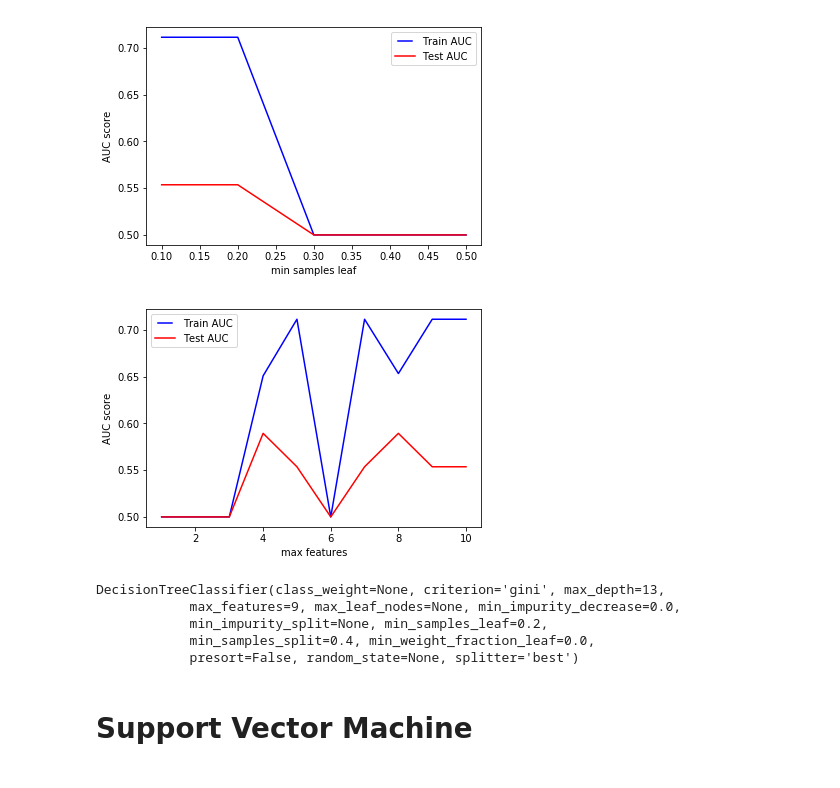
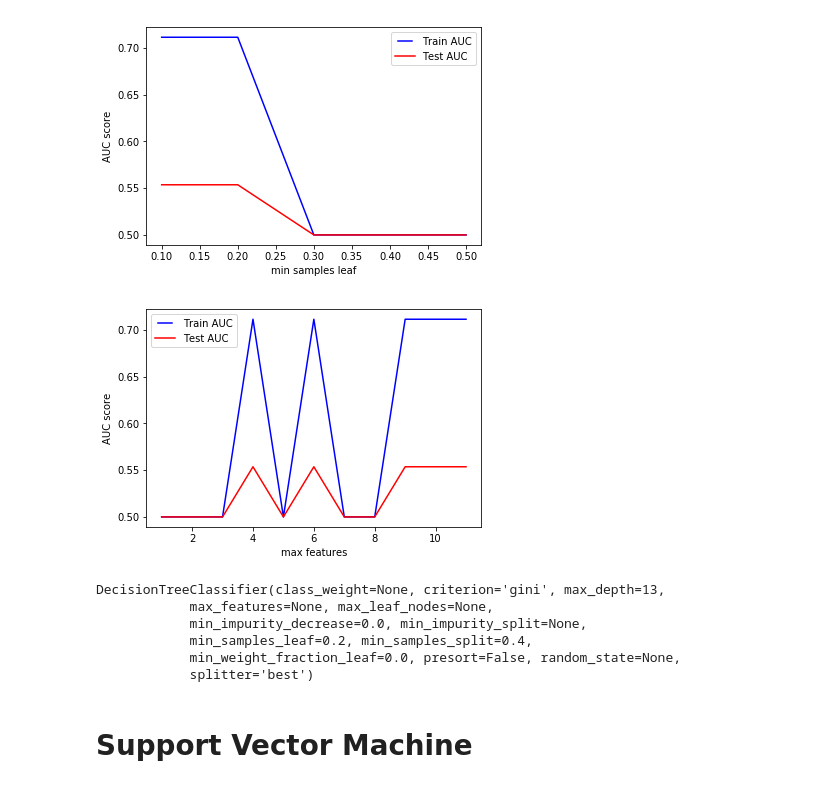
Before and after one commit to tungdd36/ML4Python_Capstone_Prj, a Jupyter notebook: Capstone_Intro_Notebook.ipynb, the cells around one changed output. Drawn from its saved outputs; the diff is of its cells as text; code cells hidden in the pictures.

```diff
--- a/Capstone_Intro_Notebook.ipynb
+++ b/Capstone_Intro_Notebook.ipynb
@@ -431,40 +431,41 @@ plt.show()
 [figure]
 # %%
 #from the above graph, choose min_samples_leaf=0.2
-max_features = list(range(1,X_train.shape[1]))
+max_features = list(range(1,X_train.shape[1]+1))
 train_results = []
 test_results = []
 for max_feature in max_features:
    dt = DecisionTreeClassifier(max_depth=13,min_samples_split=0.4, min_samples_leaf=0.2, max_features=max_feature)
    dt.fit(X_train, y_train)
    train_pred = dt.predict(X_train)
    false_positive_rate, true_positive_rate, thresholds = roc_curve(y_train, train_pred)
    roc_auc = auc(false_positive_rate, true_positive_rate)
    train_results.append(roc_auc)
    y_pred = dt.predict(X_test)
    false_positive_rate, true_positive_rate, thresholds = roc_curve(y_test, y_pred)
    roc_auc = auc(false_positive_rate, true_positive_rate)
    test_results.append(roc_auc)
 from matplotlib.legend_handler import HandlerLine2D
 line1, = plt.plot(max_features, train_results, 'b', label='Train AUC')
 line2, = plt.plot(max_features, test_results, 'r', label='Test AUC')
 plt.legend(handler_map={line1: HandlerLine2D(numpoints=2)})
 plt.ylabel('AUC score')
 plt.xlabel('max features')
 plt.show()
 # %% [output]
-[figure, old version]
+[figure, new version]
 # %%
-#max_features can be 9
+#after many run max_feature's result varies with random value, therefore, I let max_features to be default
 #retrain with whole data
-loanTree = DecisionTreeClassifier(max_depth=13,min_samples_split=0.4, min_samples_leaf=0.2, max_features=9)
+loanTree = DecisionTreeClassifier(max_depth=13,min_samples_split=0.4, min_samples_leaf=0.2)
 loanTree.fit(X, y)
 # %% [output]
 DecisionTreeClassifier(class_weight=None, criterion='gini', max_depth=13,
-            max_features=9, max_leaf_nodes=None, min_impurity_decrease=0.0,
-            min_impurity_split=None, min_samples_leaf=0.2,
-            min_samples_split=0.4, min_weight_fraction_leaf=0.0,
-            presort=False, random_state=None, splitter='best')
+            max_features=None, max_leaf_nodes=None,
+            min_impurity_decrease=0.0, min_impurity_split=None,
+            min_samples_leaf=0.2, min_samples_split=0.4,
+            min_weight_fraction_leaf=0.0, presort=False, random_state=None,
+            splitter='best')
 # %%
 #!conda install -c conda-forge pydotplus -y
 #!conda install -c conda-forge python-graphviz -y
```
Also changed, not shown: parts of 3 cells of this notebook.
